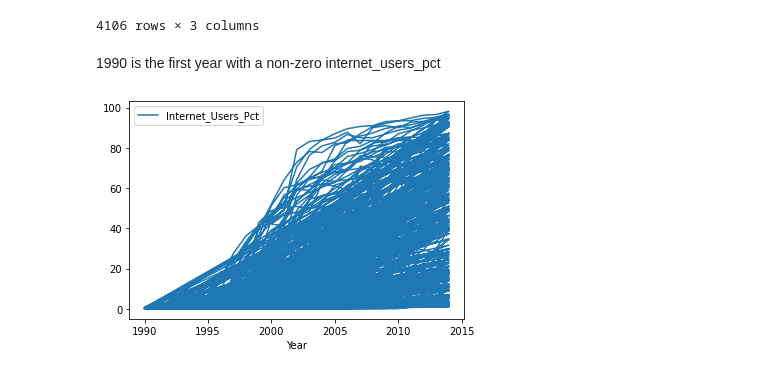
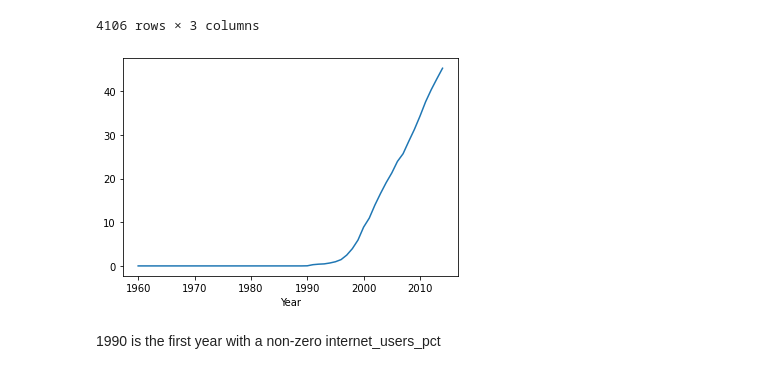
Before and after one commit to nss-data-science-cohort-5/un_exploration-JAGVU09, a Jupyter notebook: notebooks/UN_Data_Exploration.ipynb, the cells around one changed output. Cells and saved outputs as stored; diff of their text form; code cells hidden in the pictures.

```diff
--- a/notebooks/UN_Data_Exploration.ipynb
+++ b/notebooks/UN_Data_Exploration.ipynb
@@ -409,11 +361,13 @@ internet_df[internet_df["Internet_Users_Pct"] > 0].sort_values("Year")
 | 623 | Burundi | 2014 | 1.380000 |
 | 0 | Afghanistan | 2014 | 6.390000 |
 4106 rows × 3 columns
+# %%
+internet_df_mean = internet_df.groupby('Year')['Internet_Users_Pct'].mean() #Thank you Chris Mulvey for the groupby and .mean
+# %%
+internet_df_mean.plot(kind = 'line',
+                      x='Year',
+                      y='Internet_Users_Pct'); #fix y axis
+# %% [output]
+[figure, added]
 # %% [markdown]
 1990 is the first year with a non-zero internet_users_pct
-# %%
-internet_df[internet_df["Internet_Users_Pct"] > 0].plot(kind = 'line',
-                                                       x='Year',
-                                                       y='Internet_Users_Pct');
-# %% [output]
-[figure, removed]
```
Also changed, not shown: parts of 32 cells of this notebook.
